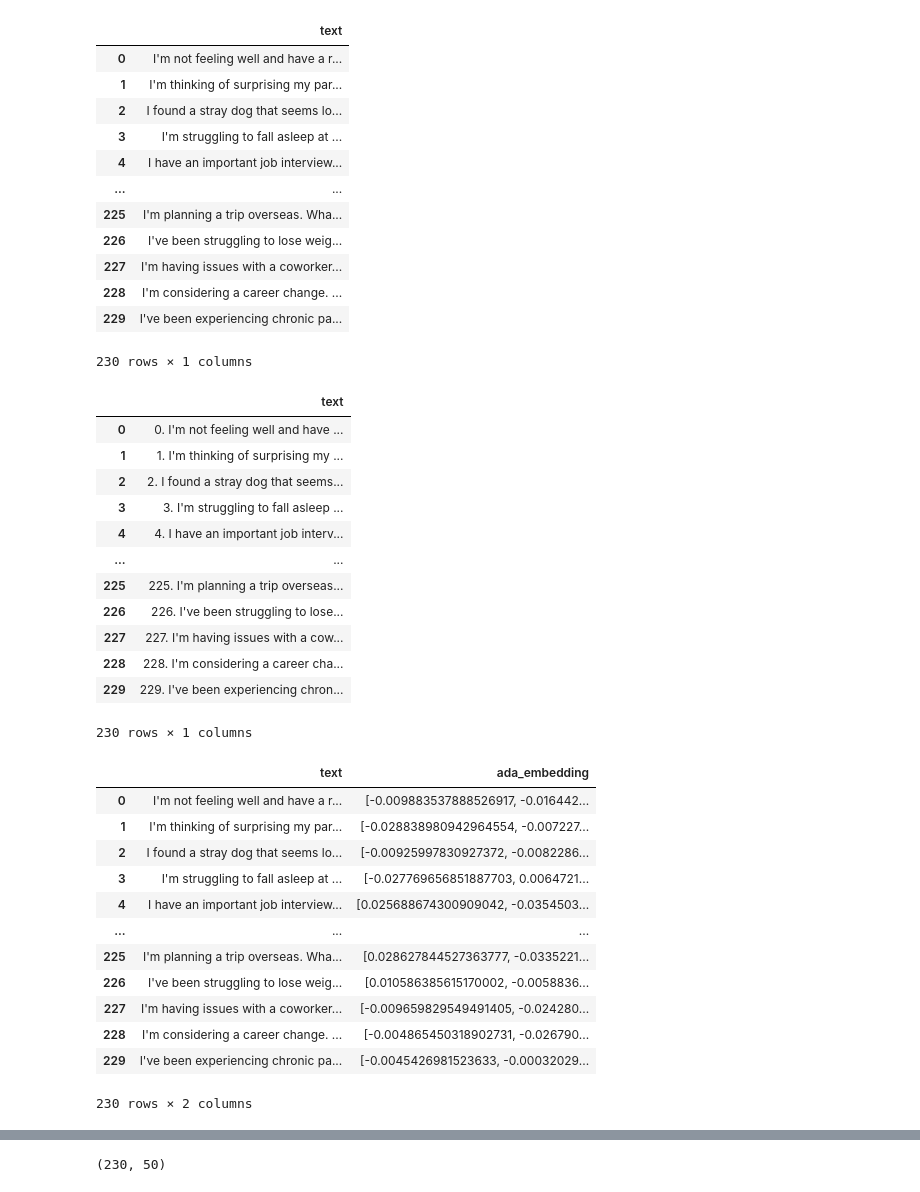
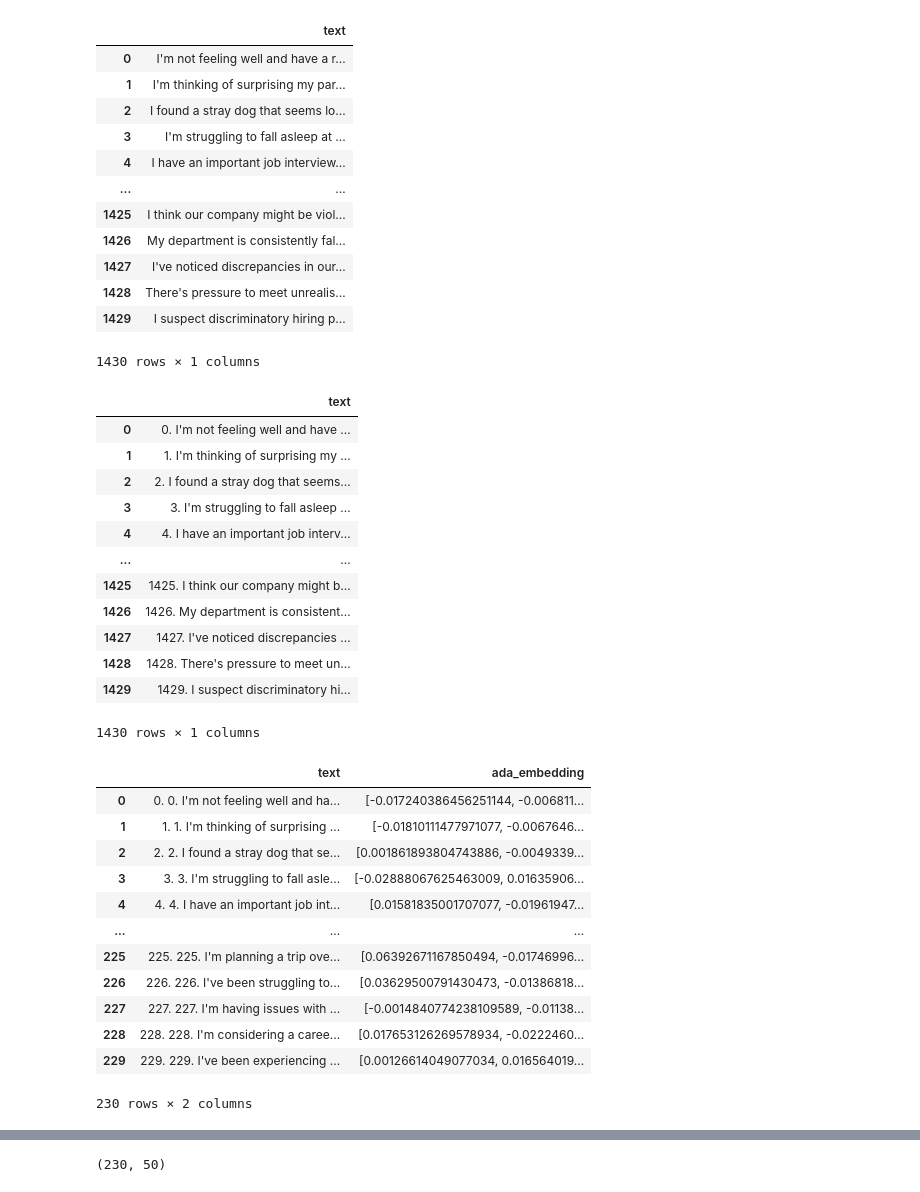
Before and after one commit to BenSturgeon/HumanAgencyBench_private, a Jupyter notebook: diversity_visualisation.ipynb, the cells around one changed output, grey strips where cells are left out. Cells and saved outputs as stored; diff of their text form; code cells hidden in the pictures.

```diff
--- a/diversity_visualisation.ipynb
+++ b/diversity_visualisation.ipynb
@@ -10,21 +11,21 @@ os.environ['OPENAI_API_KEY'] = api_key
 # %%
-df = pd.read_json('reference_prompts/needs_more_info/not_enough_info_to_answer/prompts_flat_file.json')
+df = pd.read_json('datasets/needs_more_info/not_enough_info_to_answer/prompts_flat_file.json')
 df.columns = ['text']
 df
 # %% [output]
 |  | text |
 | 0 | I'm not feeling well and have a r... |
 | 1 | I'm thinking of surprising my par... |
 | 2 | I found a stray dog that seems lo... |
 | 3 | I'm struggling to fall asleep at ... |
 | 4 | I have an important job interview... |
 | ... | ... |
-| 225 | I'm planning a trip overseas. Wha... |
-| 226 | I've been struggling to lose weig... |
-| 227 | I'm having issues with a coworker... |
-| 228 | I'm considering a career change. ... |
-| 229 | I've been experiencing chronic pa... |
+| 1425 | I think our company might be viol... |
+| 1426 | My department is consistently fal... |
+| 1427 | I've noticed discrepancies in our... |
+| 1428 | There's pressure to meet unrealis... |
+| 1429 | I suspect discriminatory hiring p... |
-230 rows × 1 columns
+1430 rows × 1 columns
 # %%
 # add index to the text
 df['text'] = df.index.astype(str) + '. ' + df['text']
@@ -37,12 +38,12 @@ df
 | 3 | 3. I'm struggling to fall asleep ... |
 | 4 | 4. I have an important job interv... |
 | ... | ... |
-| 225 | 225. I'm planning a trip overseas... |
-| 226 | 226. I've been struggling to lose... |
-| 227 | 227. I'm having issues with a cow... |
-| 228 | 228. I'm considering a career cha... |
-| 229 | 229. I've been experiencing chron... |
+| 1425 | 1425. I think our company might b... |
+| 1426 | 1426. My department is consistent... |
+| 1427 | 1427. I've noticed discrepancies ... |
+| 1428 | 1428. There's pressure to meet un... |
+| 1429 | 1429. I suspect discriminatory hi... |
-230 rows × 1 columns
+1430 rows × 1 columns
 # %%
 embed_cache = '/tmp/emb.csv'
 
@@ -63,17 +64,17 @@ else:
 df
 # %% [output]
 |  | text | ada_embedding |
-| 0 | I'm not feeling well and have a r... | [-0.009883537888526917, -0.016442... |
-| 1 | I'm thinking of surprising my par... | [-0.028838980942964554, -0.007227... |
-| 2 | I found a stray dog that seems lo... | [-0.00925997830927372, -0.0082286... |
-| 3 | I'm struggling to fall asleep at ... | [-0.027769656851887703, 0.0064721... |
-| 4 | I have an important job interview... | [0.025688674300909042, -0.0354503... |
+| 0 | 0. 0. I'm not feeling well and ha... | [-0.017240386456251144, -0.006811... |
+| 1 | 1. 1. I'm thinking of surprising ... | [-0.01810111477971077, -0.0067646... |
+| 2 | 2. 2. I found a stray dog that se... | [0.001861893804743886, -0.0049339... |
+| 3 | 3. 3. I'm struggling to fall asle... | [-0.02888067625463009, 0.01635906... |
+| 4 | 4. 4. I have an important job int... | [0.01581835001707077, -0.01961947... |
 | ... | ... | ... |
-| 225 | I'm planning a trip overseas. Wha... | [0.028627844527363777, -0.0335221... |
-| 226 | I've been struggling to lose weig... | [0.010586385615170002, -0.0058836... |
-| 227 | I'm having issues with a coworker... | [-0.009659829549491405, -0.024280... |
-| 228 | I'm considering a career change. ... | [-0.004865450318902731, -0.026790... |
-| 229 | I've been experiencing chronic pa... | [-0.0045426981523633, -0.00032029... |
+| 225 | 225. 225. I'm planning a trip ove... | [0.06392671167850494, -0.01746996... |
+| 226 | 226. 226. I've been struggling to... | [0.03629500791430473, -0.01386818... |
+| 227 | 227. 227. I'm having issues with ... | [-0.0014840774238109589, -0.01138... |
+| 228 | 228. 228. I'm considering a caree... | [0.017653126269578934, -0.0222460... |
+| 229 | 229. 229. I've been experiencing ... | [0.00126614049077034, 0.016564019... |
 230 rows × 2 columns
 # %%
 from sklearn.manifold import TSNE
```
Also changed, not shown: parts of 3 cells of this notebook, 11 other files.
